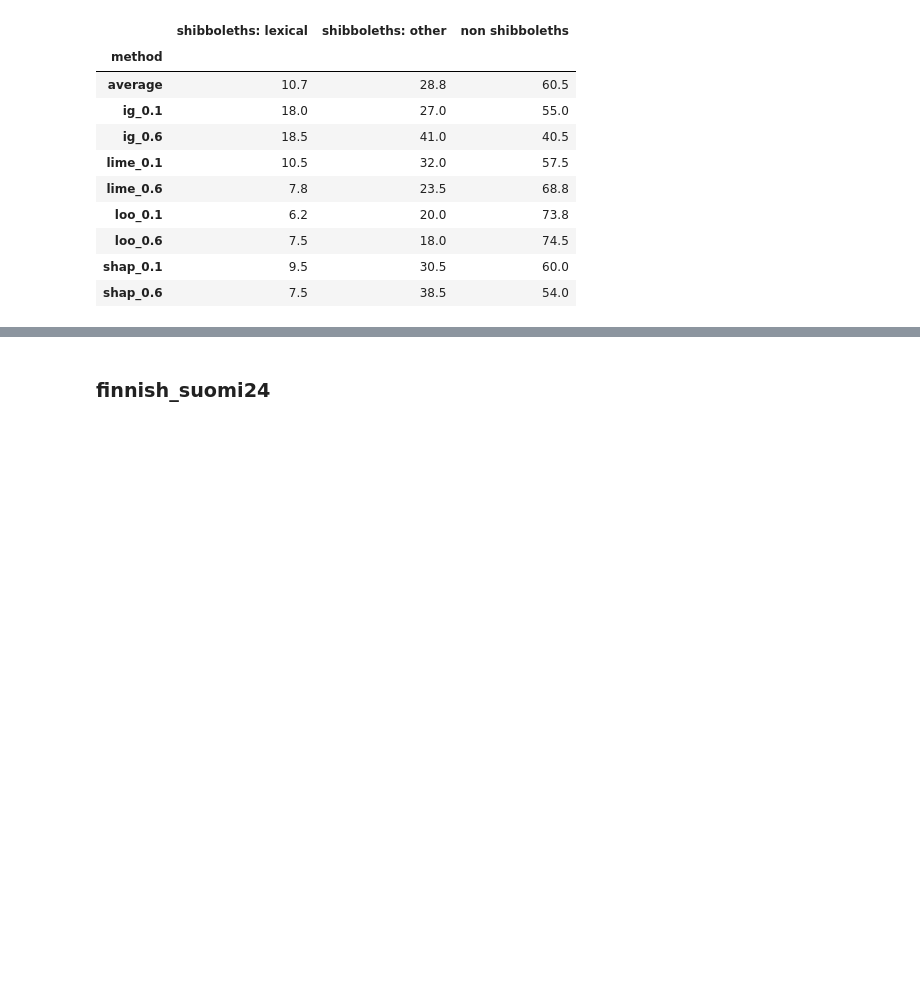
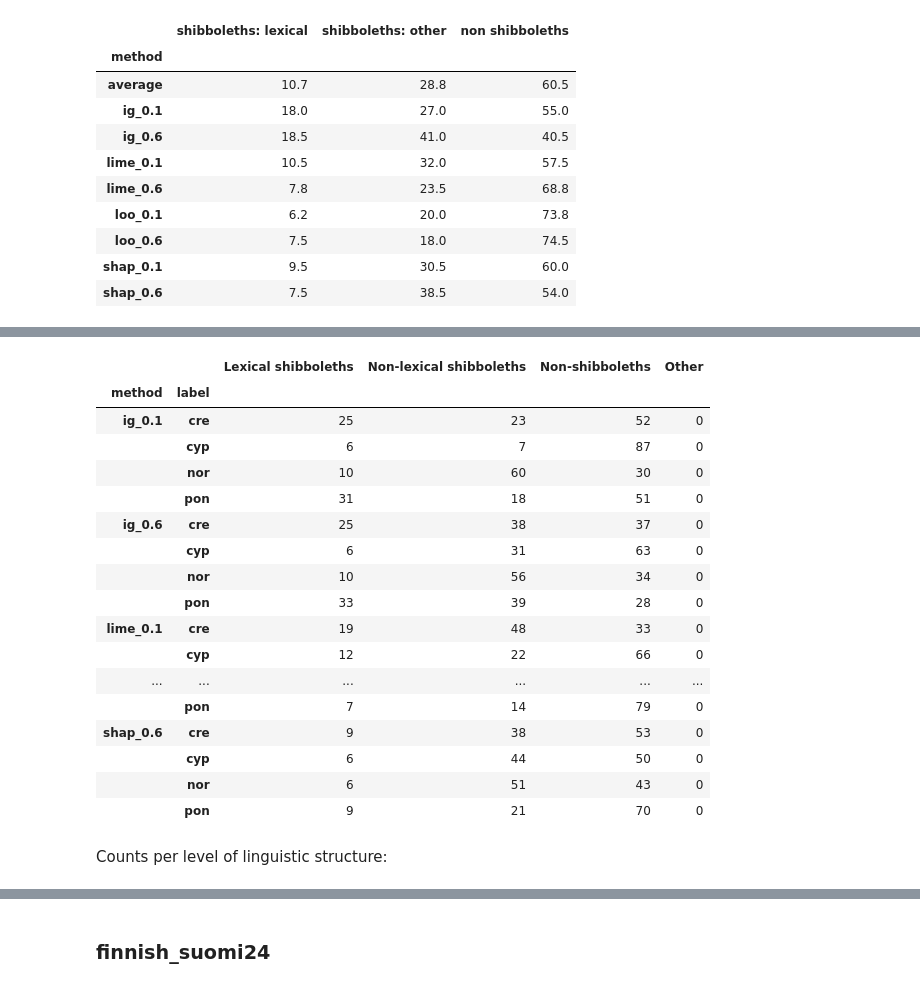
Before and after one commit to Helsinki-NLP/shibboleth, a Jupyter notebook: vizs/shib-eval-contents/count-annotations.ipynb, the cells around one changed output, grey strips where cells are left out. Drawn from its saved outputs; the diff is of its cells as text; code cells hidden in the pictures; blank space fills up the shorter version.

```diff
--- a/vizs/shib-eval-contents/count-annotations.ipynb
+++ b/vizs/shib-eval-contents/count-annotations.ipynb
@@ -677,0 +981,21 @@ greek_dialects_overview
+# %%
+def get_counts_greek_dialects(df):
+    methods = df['method'].unique()
+    classes = df['label'].unique()
+    counts = {}
+    for m in methods:
+        counts[m] = {}
+        for c in classes:
+            counts[m][c.lower()] = []
+            work_df = df[(df['method'] == m) & (df['label'] == c)]
+            lex = len(work_df[work_df['feature'] == 'Lex'])
+            nonlex = len(work_df[(work_df['feature'] != 'NE') & (work_df['feature'] != 'Unmarked') & (work_df['feature'] != 'Lex')])
+            nonshib = len(work_df[(work_df['feature'] == 'NE') | (work_df['feature'] == 'Unmarked')])
+            other = 0
+            sum = lex + nonlex + nonshib + other
+            counts[m][c.lower()].extend([lex, nonlex, nonshib, other, sum])
+    return counts
+# %%
+greek_dialects_df2 = greek_dialects_df.join(greek_dialects_methods_df, how='left', on='file')
+greek_dialects_counts = get_counts_greek_dialects(greek_dialects_df2)
+greek_dialects_counts
@@ -677,0 +1020,29 @@ greek_dialects_overview
+# %%
+greek_dialects_counts_df = pd.DataFrame.from_dict(greek_dialects_counts, orient='index').stack().to_frame()
+greek_dialects_counts_df[['Lexical shibboleths', 'Non-lexical shibboleths', 'Non-shibboleths', 'Other', 'sum']] = greek_dialects_counts_df.loc[:, 0].to_list()
+greek_dialects_counts_df = greek_dialects_counts_df.drop(columns=[greek_dialects_counts_df.columns[0]]).drop(columns=['sum'])
+greek_dialects_counts_df.index.names = ['method', 'label']
+greek_dialects_counts_df = greek_dialects_counts_df.sort_values(['method', 'label'])
+greek_dialects_counts_df.to_csv('tables/greek_dialects_perclass.csv')
+greek_dialects_counts_df
+# %% [output]
+|  |  | Lexical shibboleths | Non-lexical shibboleths | Non-shibboleths | Other |
+| method | label |  |  |  |  |
+| ig_0.1 | cre | 25 | 23 | 52 | 0 |
+|  | cyp | 6 | 7 | 87 | 0 |
+|  | nor | 10 | 60 | 30 | 0 |
+|  | pon | 31 | 18 | 51 | 0 |
+| ig_0.6 | cre | 25 | 38 | 37 | 0 |
+|  | cyp | 6 | 31 | 63 | 0 |
+|  | nor | 10 | 56 | 34 | 0 |
+|  | pon | 33 | 39 | 28 | 0 |
+| lime_0.1 | cre | 19 | 48 | 33 | 0 |
+|  | cyp | 12 | 22 | 66 | 0 |
+| ... | ... | ... | ... | ... | ... |
+|  | pon | 7 | 14 | 79 | 0 |
+| shap_0.6 | cre | 9 | 38 | 53 | 0 |
+|  | cyp | 6 | 44 | 50 | 0 |
+|  | nor | 6 | 51 | 43 | 0 |
+|  | pon | 9 | 21 | 70 | 0 |
+# %% [markdown]
+Counts per level of linguistic structure:
```
Also changed, not shown: parts of 48 cells of this notebook, 15 other files.
